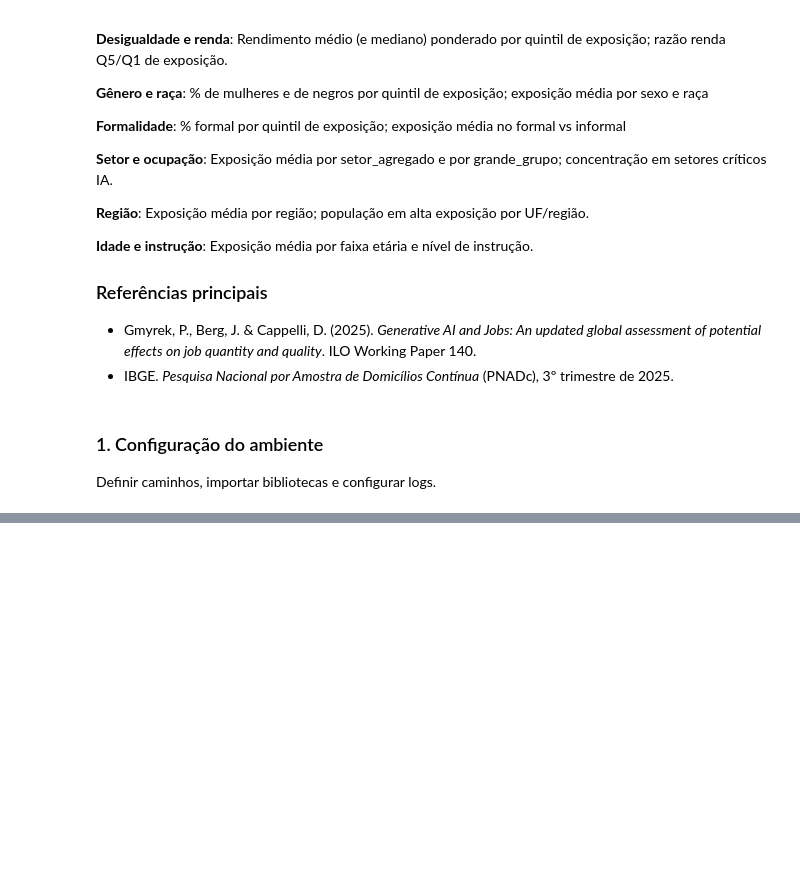
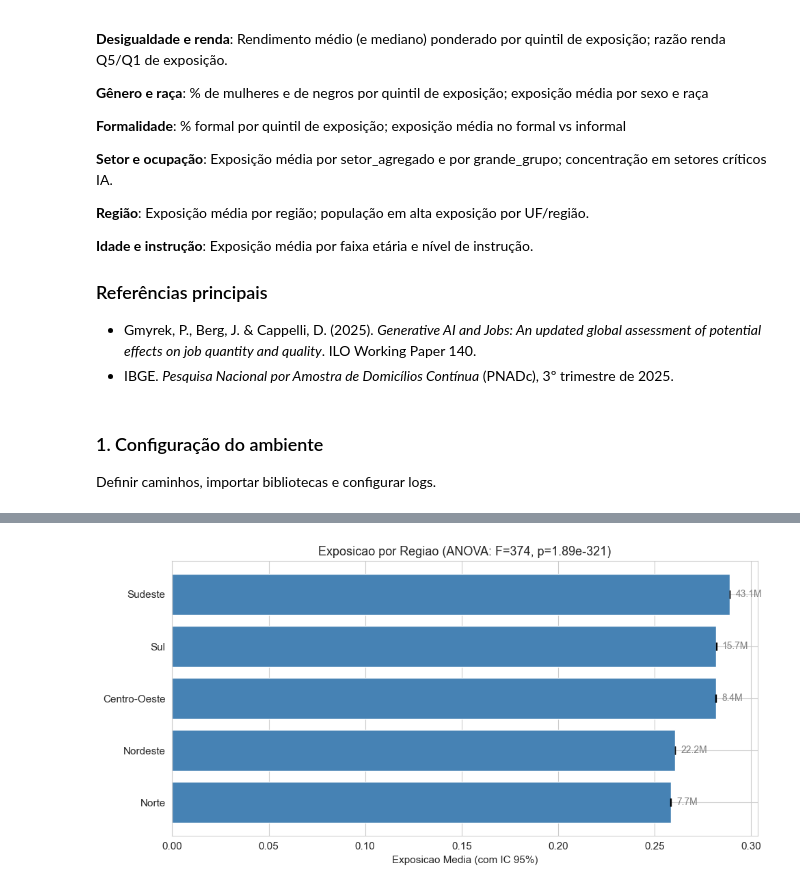
Before and after one commit to manoelbo/ILO_IA_INDEX_PENAD, a Jupyter notebook: notebook/etapa_1b_analise_dados_ilo_pnadc.ipynb, the cells around one changed output, grey strips where cells are left out. Cells and saved outputs as stored; diff of their text form; code cells hidden in the pictures; blank space fills up the shorter version.

```diff
--- a/notebook/etapa_1b_analise_dados_ilo_pnadc.ipynb
+++ b/notebook/etapa_1b_analise_dados_ilo_pnadc.ipynb
@@ -298,2 +1421,86 @@ Exposição média por região; população em alta exposição por UF/região.
 # %%
-# Etapa 1b.7 - Análise de Dados - Região
+# Etapa 1b.7 - Analise de Dados - Regiao
+
+# ======================================================================
+# 7.1 - Exposicao por regiao com ICs e ANOVA
+# ======================================================================
+print("=" * 70)
+print("EXPOSICAO POR REGIAO")
+print("=" * 70)
+
+rows_regiao = []
+for regiao in ['Norte', 'Nordeste', 'Centro-Oeste', 'Sudeste', 'Sul']:
+    sub = df_score[df_score['regiao'] == regiao]
+    mean_e, ci_lo, ci_hi = weighted_ci(sub['exposure_score'], sub['peso'])
+    n_alta = sub[sub['exposure_gradient'].isin(HIGH_EXPOSURE_GRADIENTS)]['peso'].sum()
+    n_nao = sub[sub['exposure_gradient'] == 'Not Exposed']['peso'].sum()
+    rows_regiao.append({
+        'Regiao': regiao,
+        'Exp. Media': mean_e, 'IC Inf': ci_lo, 'IC Sup': ci_hi,
+        '% Alta Exp.': n_alta / sub['peso'].sum() * 100,
+        '% Nao Exposto': n_nao / sub['peso'].sum() * 100,
+        'Pop. (milhoes)': sub['peso'].sum() / 1e6,
+    })
+    print(f"  {regiao}: {mean_e:.3f} [IC: {ci_lo:.3f}-{ci_hi:.3f}] | "
+          f"Alta: {n_alta/sub['peso'].sum()*100:.1f}% | Pop: {sub['peso'].sum()/1e6:.1f}M")
+
+tab_regiao = pd.DataFrame(rows_regiao).set_index('Regiao')
+display(tab_regiao.round(3))
+
+# ANOVA
+model_anova_reg = smf.wls(
+    'exposure_score ~ C(regiao)',
+    data=df_score, weights=df_score['peso']
+).fit()
+print(f"\nANOVA ponderada (regioes): F={model_anova_reg.fvalue:.1f}, "
+      f"p={model_anova_reg.f_pvalue:.2e} {sig_stars(model_anova_reg.f_pvalue)}")
+print(f"R²: {model_anova_reg.rsquared:.4f} (pouca variacao explicada apenas por regiao)")
+
+# Grafico regioes
+fig, ax = plt.subplots(figsize=(10, 5))
+tab_r = tab_regiao.reset_index().sort_values('Exp. Media')
+yerr_r = [tab_r['Exp. Media'] - tab_r['IC Inf'], tab_r['IC Sup'] - tab_r['Exp. Media']]
+ax.barh(tab_r['Regiao'], tab_r['Exp. Media'], xerr=yerr_r, color='steelblue',
+        edgecolor='white', capsize=4)
+for i, (_, row) in enumerate(tab_r.iterrows()):
+    ax.text(row['Exp. Media'] + 0.003, i, f"{row['Pop. (milhoes)']:.1f}M",
+            va='center', fontsize=10, color='gray')
+ax.set_xlabel('Exposicao Media (com IC 95%)')
+ax.set_title(f'Exposicao por Regiao (ANOVA: F={model_anova_reg.fvalue:.0f}, p={model_anova_reg.f_pvalue:.2e})')
+plt.tight_layout()
+plt.show()
+
+# ======================================================================
+# 7.2 - Ranking estadual (UF)
+# ======================================================================
+print("\n" + "=" * 70)
+print("RANKING ESTADUAL DE EXPOSICAO")
+print("=" * 70)
+
+rows_uf = []
+for uf in sorted(df_score['sigla_uf'].unique()):
+    sub = df_score[df_score['sigla_uf'] == uf]
+    mean_e, ci_lo, ci_hi = weighted_ci(sub['exposure_score'], sub['peso'])
+    rows_uf.append({
+        'UF': uf,
+        'Regiao': REGIAO_MAP.get(uf, ''),
+        'Exp. Media': mean_e, 'IC Inf': ci_lo, 'IC Sup': ci_hi,
+        'Pop. (milhoes)': sub['peso'].sum() / 1e6,
+    })
+
+tab_uf = pd.DataFrame(rows_uf).sort_values('Exp. Media', ascending=False).set_index('UF')
+display(tab_uf.round(3))
+
+print("\nTop 5 UFs (maior exposicao):")
+for uf in tab_uf.head(5).index:
+    row = tab_uf.loc[uf]
+    print(f"  {uf} ({row['Regiao']}): {row['Exp. Media']:.3f}")
+
+print("\nBottom 5 UFs (menor exposicao):")
+for uf in tab_uf.tail(5).index:
+    row = tab_uf.loc[uf]
+    print(f"  {uf} ({row['Regiao']}): {row['Exp. Media']:.3f}")
+
+print("\nNota: Mapas coropletas detalhados foram gerados pelo script 09")
+print("(etapa1_ia_generativa/outputs/figures/mapa_c*.png)")
+# %% [output]
@@ -299,0 +1524 @@ Exposição média por região; população em alta exposição por UF/região.
+[figure, added]
```
Also changed, not shown: parts of 20 cells of this notebook.
